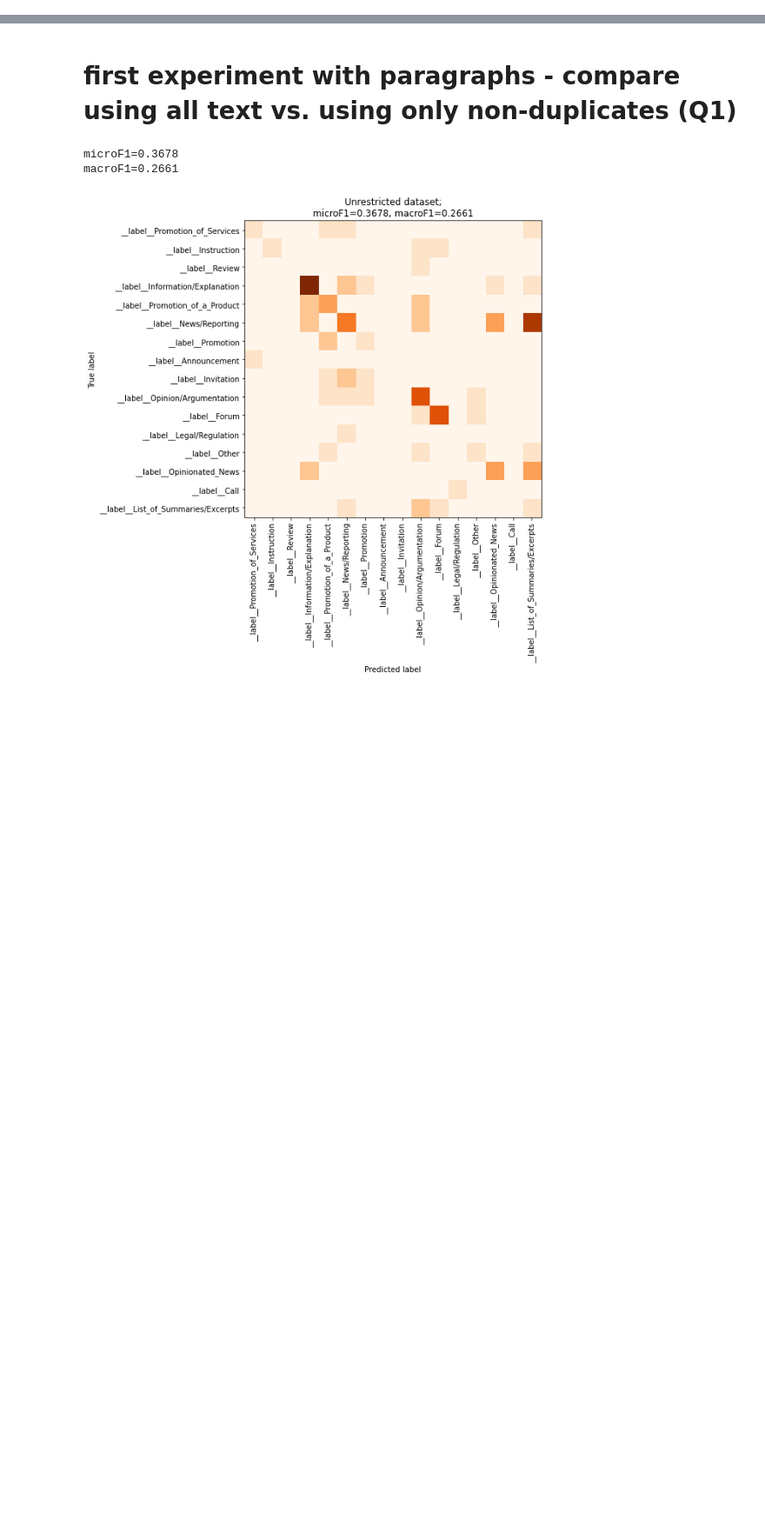
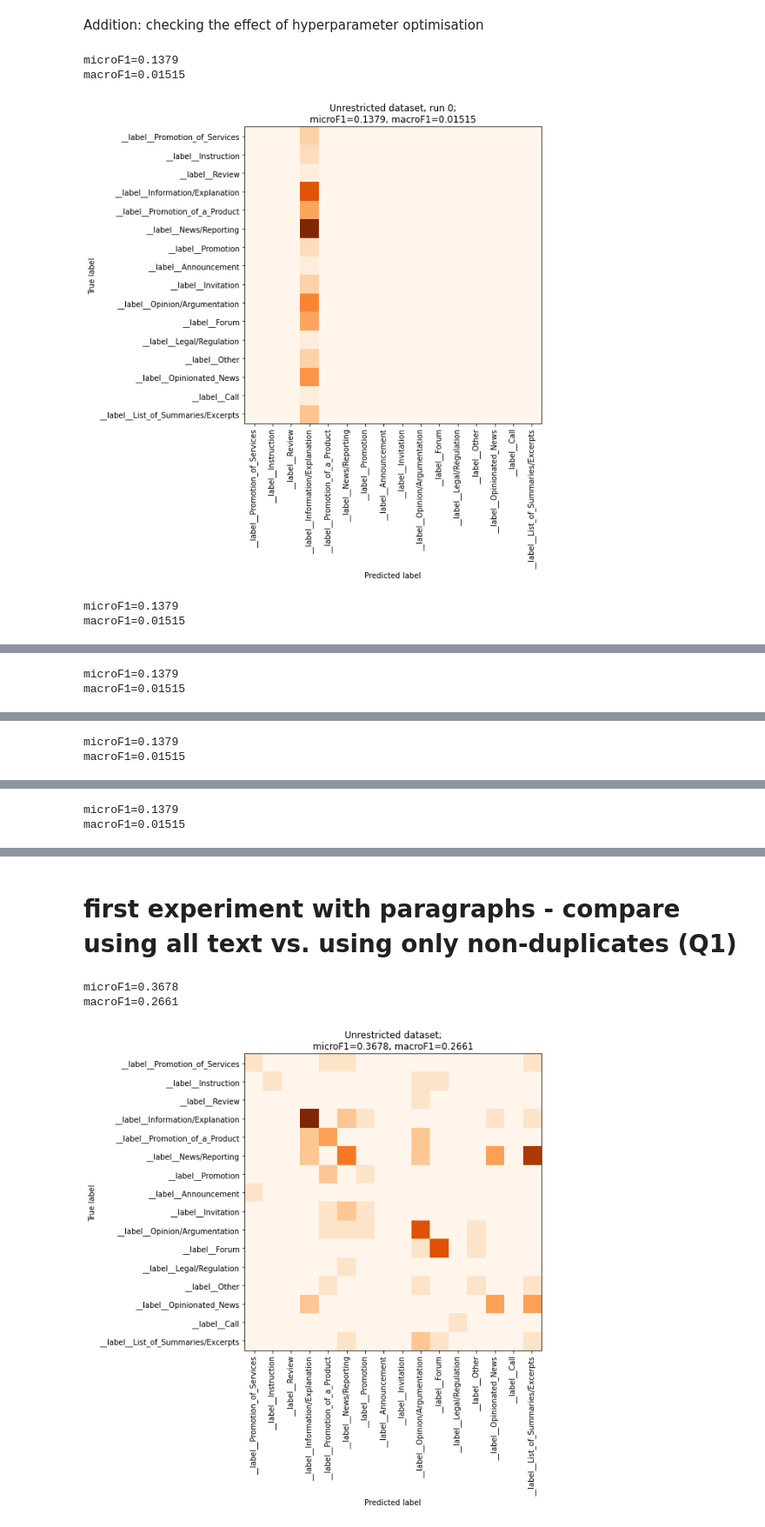
Before and after one commit to TajaKuzman/Transformers-GINCO-Experiments, a Jupyter notebook: 3_first_experiment.ipynb, the cells around one changed output, grey strips where cells are left out. Shown at 87% size. Saved outputs shown, nothing was run; the diff lists cells and outputs as text; code cells hidden in the pictures; blank space fills up the shorter version.

```diff
--- a/3_first_experiment.ipynb
+++ b/3_first_experiment.ipynb
@@ -44,3 +75,29 @@ all_labels = [
  '__label__Opinionated_News',
  '__label__Call',
  '__label__List_of_Summaries/Excerpts']
+# %% [markdown]
+Addition: checking the effect of hyperparameter optimisation
+# %%
+dev_nokeep = os.path.join(datadir, "dev_onlykeep_False_onlyprimary_True.fasttext")
+test_nokeep = os.path.join(datadir, "test_onlykeep_False_onlyprimary_True.fasttext")
+train_nokeep = os.path.join(datadir, "train_onlykeep_False_onlyprimary_True.fasttext")
+micros, macros = list(), list()
+for i in range(5):
+    model_nokeep = fasttext.train_supervised(input=train_nokeep,
+                                            # autotuneValidationFile=dev_nokeep,
+                                            # autotuneDuration=1200
+                                            )
+    y_true_nokeep, texts_nokeep = parse_test_file(test_nokeep)
+    y_pred_nokeep = model_nokeep.predict(texts_nokeep)
+    y_pred_nokeep = prediction_to_label(y_pred_nokeep)
+
+    m, M = plot_cm(y_true_nokeep, y_pred_nokeep, all_labels, save=False, title=f"Unrestricted dataset, run {i}")
+
+    micros.append(m)
+    macros.append(M)
+# %% [output]
+microF1=0.1379
+macroF1=0.01515
+[figure, added]
+microF1=0.1379
+macroF1=0.01515
@@ -46,0 +105,2 @@ all_labels = [
+microF1=0.1379
+macroF1=0.01515
@@ -46,0 +108,2 @@ all_labels = [
+microF1=0.1379
+macroF1=0.01515
@@ -46,0 +111,2 @@ all_labels = [
+microF1=0.1379
+macroF1=0.01515
```
Also changed, not shown: parts of 4 cells of this notebook.
